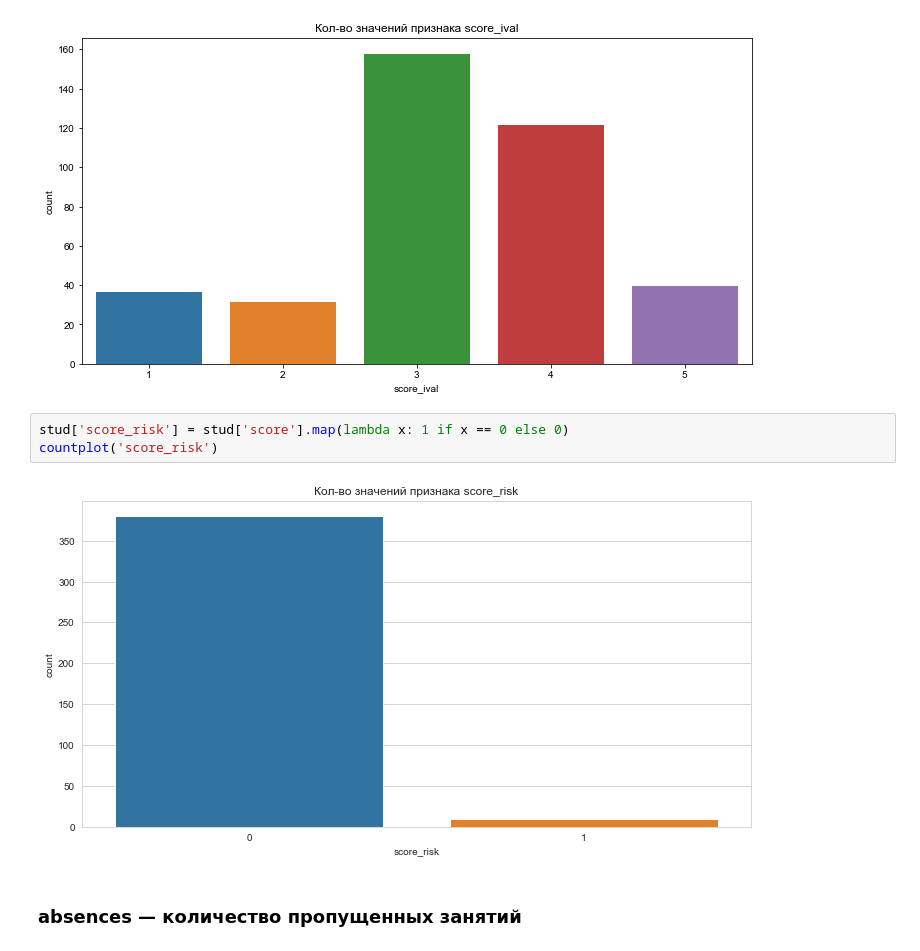
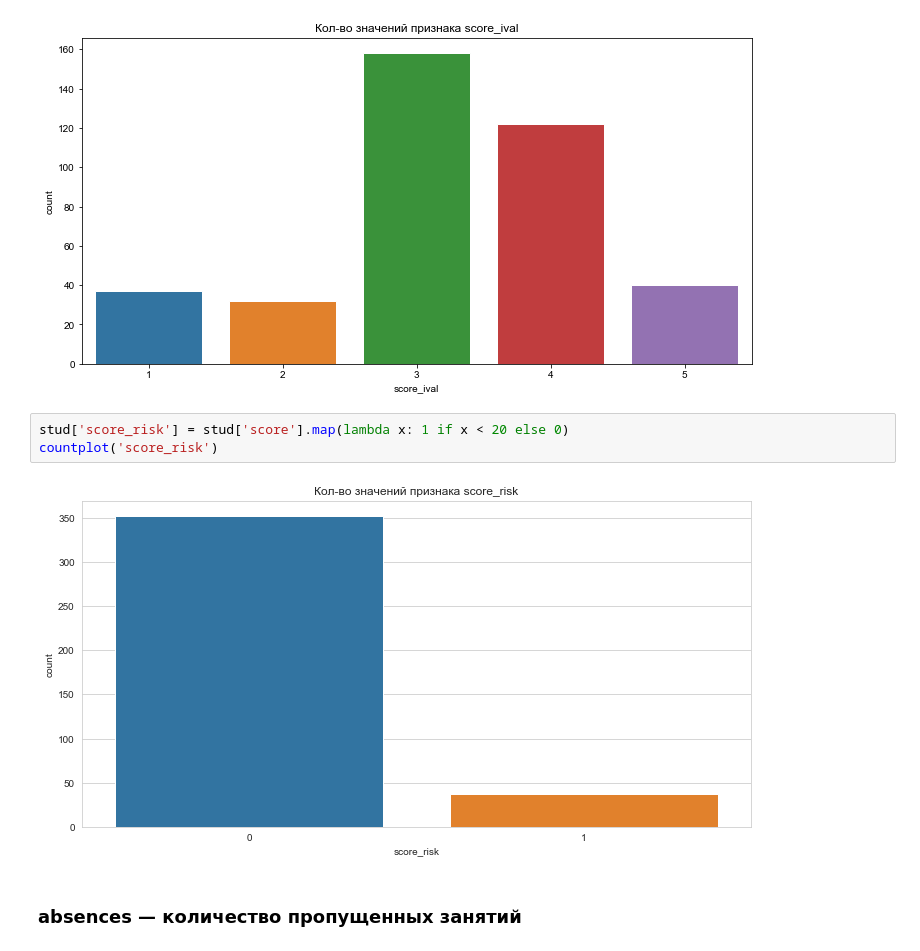
Before and after one commit to sand74/skillfactory, a Jupyter notebook: module_2/eda_solve.ipynb, the cells around one changed output. Saved outputs shown, nothing was run; the diff lists cells and outputs as text.

```diff
--- a/module_2/eda_solve.ipynb
+++ b/module_2/eda_solve.ipynb
@@ -266,10 +266,10 @@ countplot('score_ival')
 # %% [output]
 [figure]
 # %%
-stud['score_risk'] = stud['score'].map(lambda x: 1 if x == 0 else 0)
+stud['score_risk'] = stud['score'].map(lambda x: 1 if x < 20 else 0)
 countplot('score_risk')
 # %% [output]
-[figure, old version]
+[figure, new version]
 # %% [markdown]
 ### absences — количество пропущенных занятий
 # %%
```
Also changed, not shown: parts of 9 cells of this notebook.
